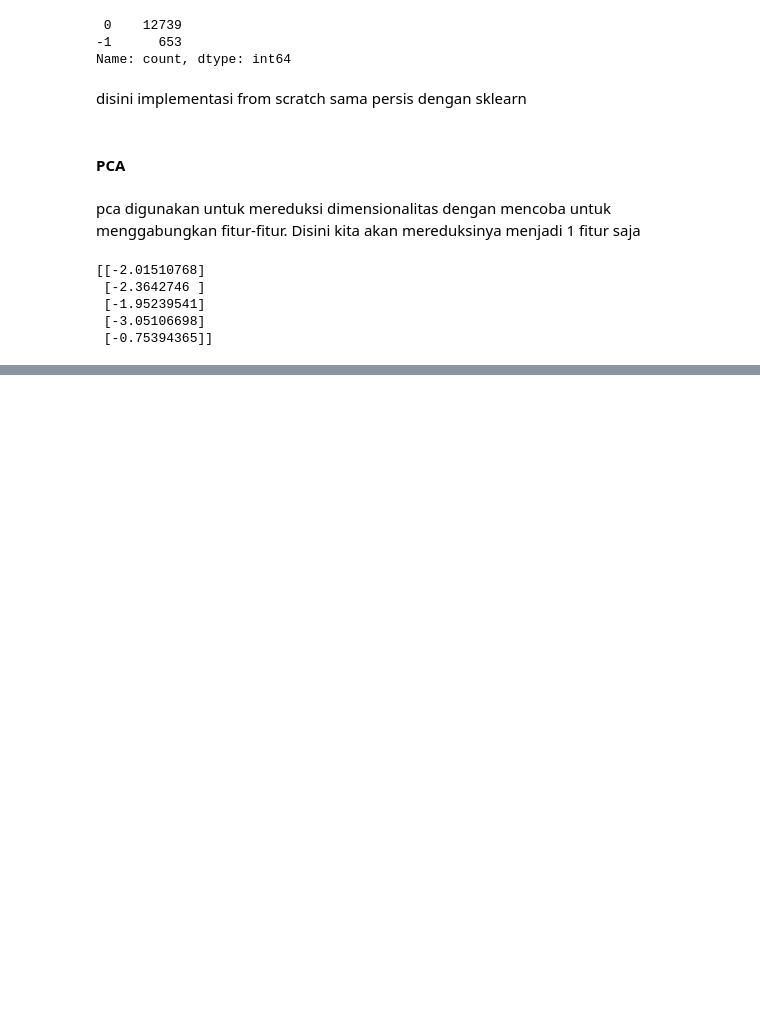
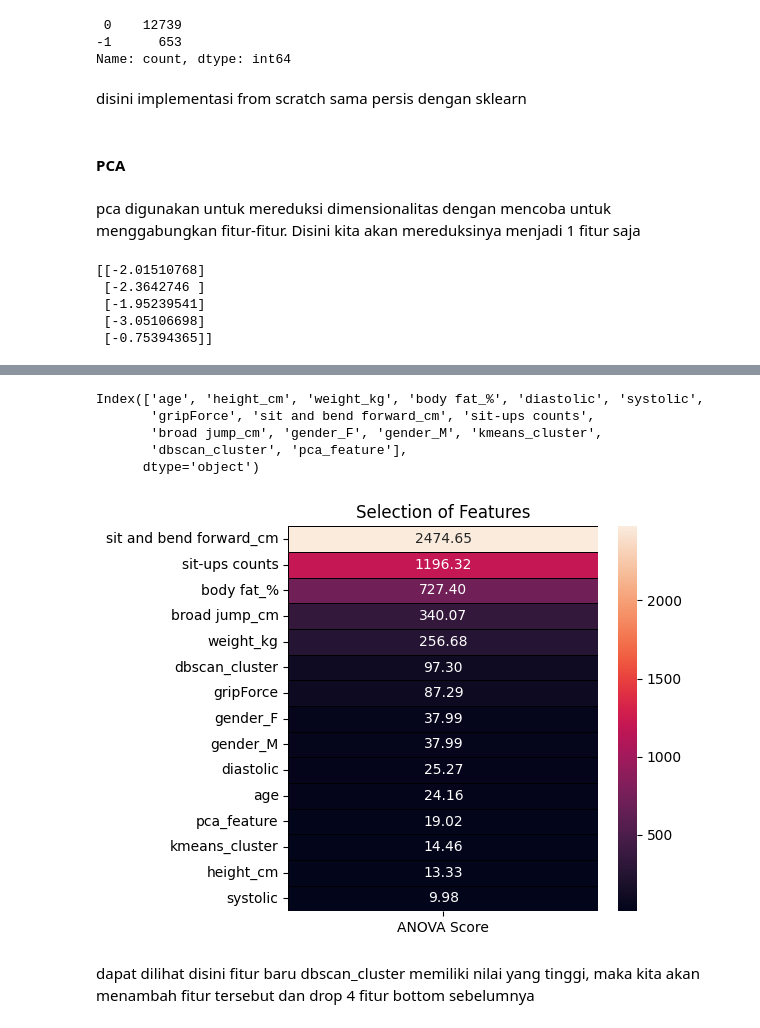
Before and after one commit to kirisame-ame/ML-Models-From-Scratch, a Jupyter notebook: src/doe.ipynb, the cells around one changed output, grey strips where cells are left out. Saved outputs shown, nothing was run; the diff lists cells and outputs as text; code cells hidden in the pictures; blank space fills up the shorter version.

```diff
--- a/src/doe.ipynb
+++ b/src/doe.ipynb
@@ -435,0 +458,6 @@ from sklearn.decomposition import PCA as SKPCA
+# %%
+test_df = df_transformed.copy()
+test_df["kmeans_cluster"] = clusters
+test_df["dbscan_cluster"] = db_clusters
+test_df["pca_feature"] = pca_col.flatten()
+test_df.head()
@@ -435,0 +471,26 @@ from sklearn.decomposition import PCA as SKPCA
+# %%
+new_cols = test_df.columns
+new_cols = new_cols.drop("class")
+print(new_cols)
+# %% [output]
+Index(['age', 'height_cm', 'weight_kg', 'body fat_%', 'diastolic', 'systolic',
+       'gripForce', 'sit and bend forward_cm', 'sit-ups counts',
+       'broad jump_cm', 'gender_F', 'gender_M', 'kmeans_cluster',
+       'dbscan_cluster', 'pca_feature'],
+      dtype='object')
+# %%
+features = test_df.loc[:,new_cols]
+target = test_df.loc[:,"class"]
+
+best_features = SelectKBest(score_func = f_classif,k = 'all')
+fit = best_features.fit(features,target)
+
+featureScores = pd.DataFrame(data = fit.scores_,index = list(features.columns),columns = ['ANOVA Score'])
+
+plt.subplots(figsize = (5,5))
+sns.heatmap(featureScores.sort_values(ascending = False,by = 'ANOVA Score'),annot = True,linewidths = 0.4,linecolor = 'black',fmt = '.2f');
+plt.title('Selection of Features');
+# %% [output]
+[figure, added]
+# %% [markdown]
+dapat dilihat disini fitur baru dbscan_cluster memiliki nilai yang tinggi, maka kita akan menambah fitur tersebut dan drop 4 fitur bottom sebelumnya
```
Also changed, not shown: parts of 83 cells of this notebook, 4 other files.
